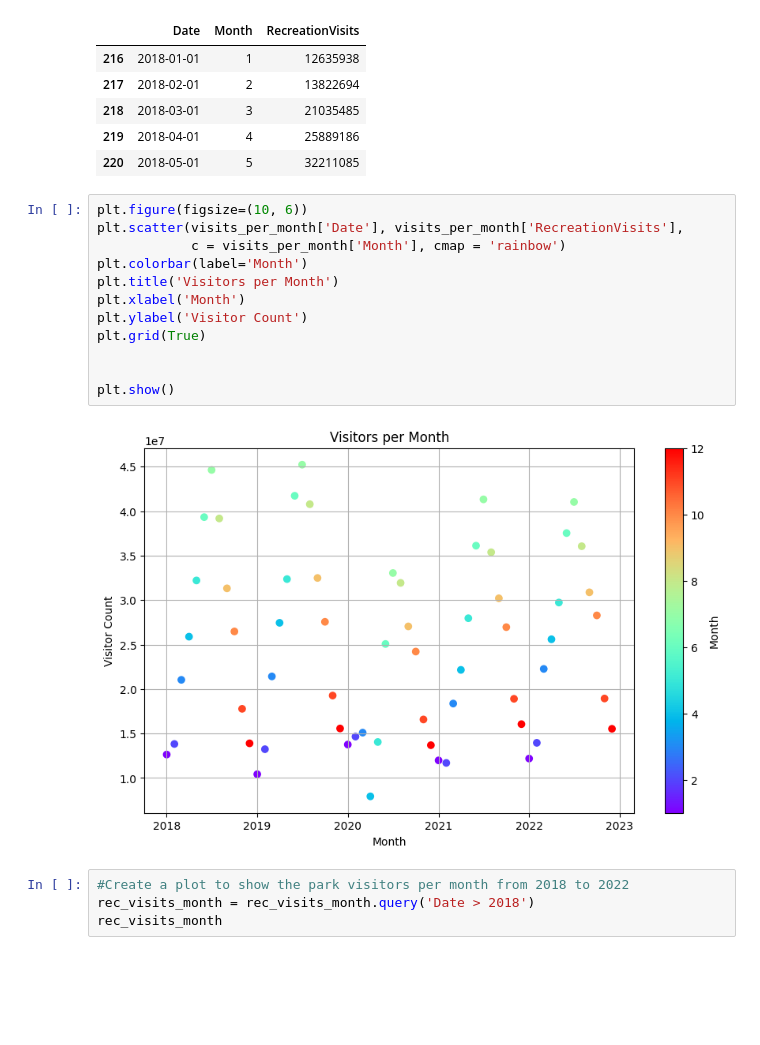
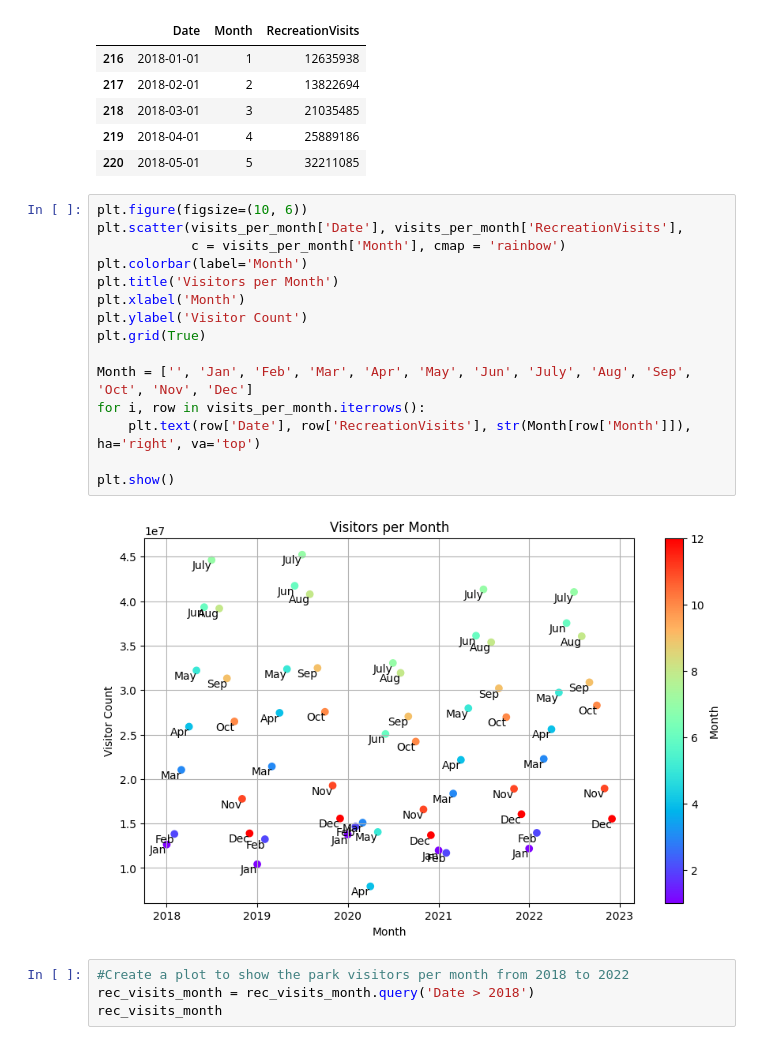
Before and after one commit to michaelzwartz/National-Parks-and-COVID, a Jupyter notebook: Data_visualization.ipynb, the cells around one changed output. Saved outputs shown, nothing was run; the diff lists cells and outputs as text; blank space fills up the shorter version.

```diff
--- a/Data_visualization.ipynb
+++ b/Data_visualization.ipynb
@@ -87,17 +87,20 @@ visits_per_month.head()
 # %%
 plt.figure(figsize=(10, 6))
 plt.scatter(visits_per_month['Date'], visits_per_month['RecreationVisits'],
             c = visits_per_month['Month'], cmap = 'rainbow')
 plt.colorbar(label='Month')
 plt.title('Visitors per Month')
 plt.xlabel('Month')
 plt.ylabel('Visitor Count')
 plt.grid(True)
 
+Month = ['', 'Jan', 'Feb', 'Mar', 'Apr', 'May', 'Jun', 'July', 'Aug', 'Sep', 'Oct', 'Nov', 'Dec']
+for i, row in visits_per_month.iterrows():
+    plt.text(row['Date'], row['RecreationVisits'], str(Month[row['Month']]), ha='right', va='top')
 
 plt.show()
 # %% [output]
-[figure, old version]
+[figure, new version]
 # %%
 #Create a plot to show the park visitors per month from 2018 to 2022
 rec_visits_month = rec_visits_month.query('Date > 2018')
```
